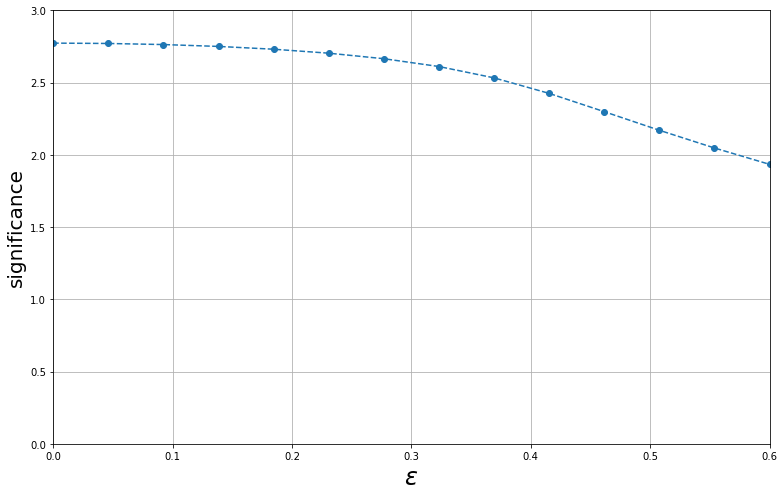
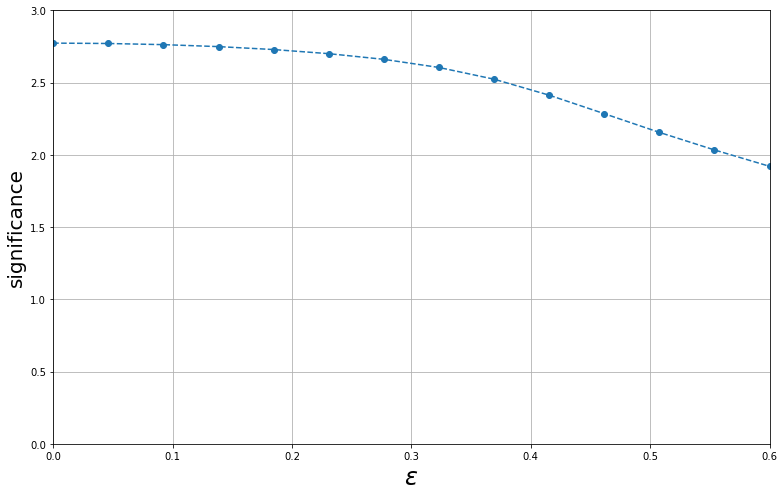
The change to this notebook cell's code, shown as a diff; its figure went from the first image to the second:
--- before
+++ after
@@ -7,4 +7,4 @@
 plt.grid(True)
 plt.tight_layout()
-#plt.savefig('output/independent_incompatible_singleEps_gof.png')
+plt.savefig('output/independent_incompatible_singleEps_gof.png')
 plt.show()

Commit: docs: refine the per-measurement epsilon example